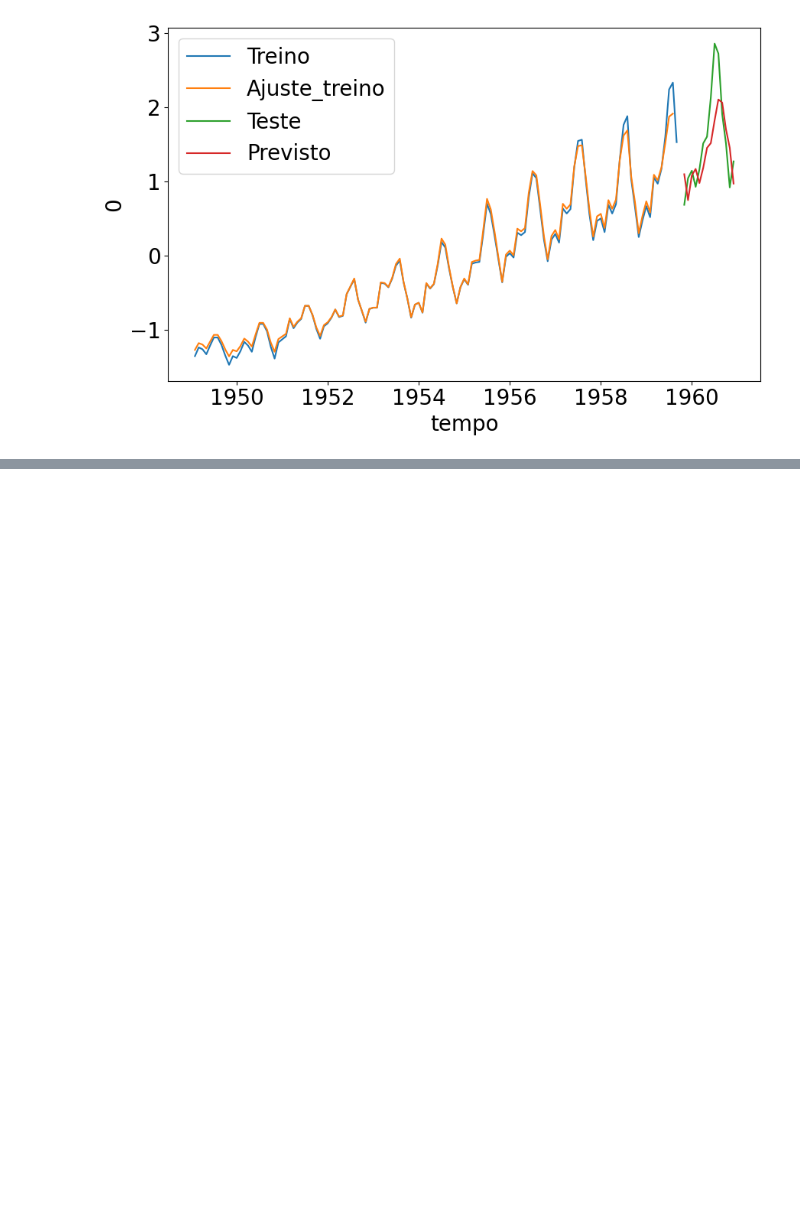
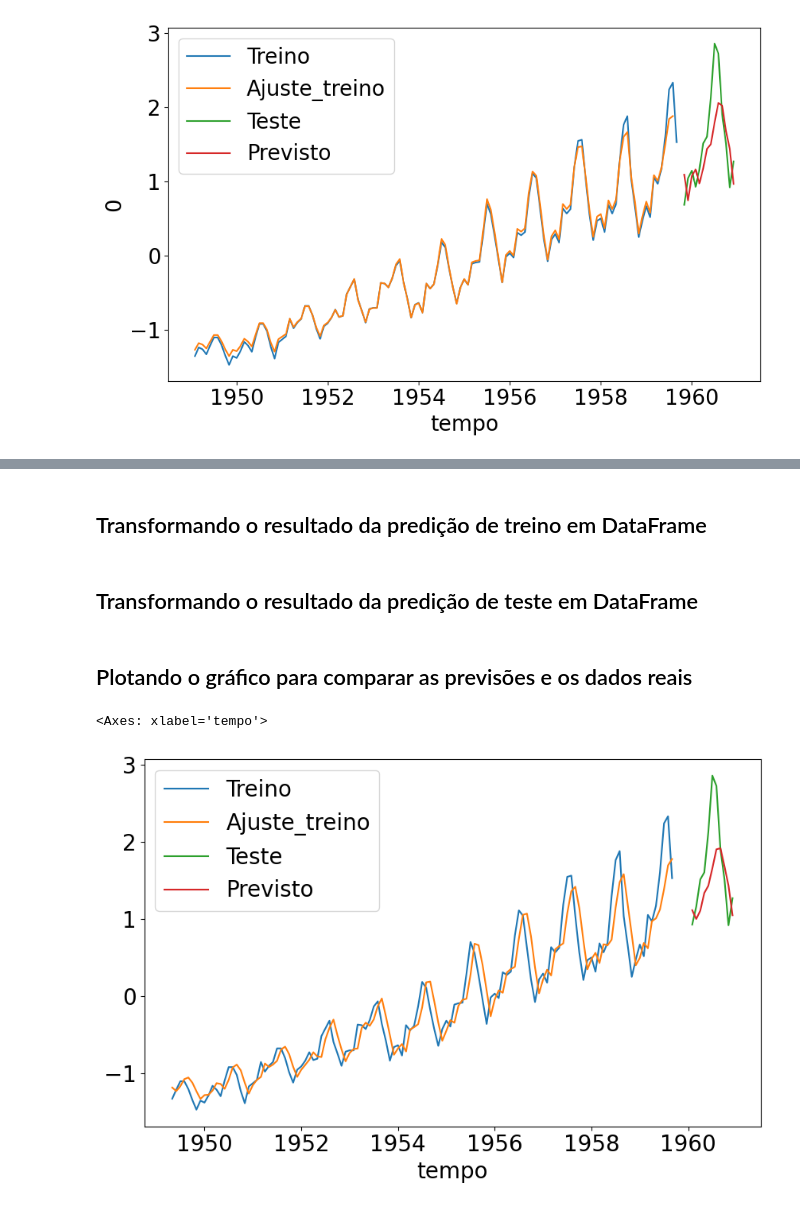
Before and after one commit to Heitorccf/Alura-Forecasting, a Jupyter notebook: exploitation.ipynb, the cells around one changed output, grey strips where cells are left out. Cells and saved outputs as stored; diff of their text form; code cells hidden in the pictures; blank space fills up the shorter version.

Commit message:
Janelas de tempo

```diff
--- a/exploitation.ipynb
+++ b/exploitation.ipynb
@@ -639,0 +716,2 @@ sns.lineplot(x="tempo", y=resultado.values, data=passageiros[130:144], label="Pr
+# %%
+y_pred_novo = regressor4.predict(x_treino_novo)
@@ -639,0 +722,2 @@ sns.lineplot(x="tempo", y=resultado.values, data=passageiros[130:144], label="Pr
+# %%
+y_pred_teste_novo = regressor4.predict(x_teste_novo)
@@ -639,0 +726,18 @@ sns.lineplot(x="tempo", y=resultado.values, data=passageiros[130:144], label="Pr
+# %% [markdown]
+## Transformando o resultado da predição de treino em DataFrame
+# %%
+resultado_treinamento=pd.DataFrame(y_pred_novo)[0]
+# %% [markdown]
+## Transformando o resultado da predição de teste em DataFrame
+# %%
+resultado=pd.DataFrame(y_pred_teste_novo)[0]
+# %% [markdown]
+## Plotando o gráfico para comparar as previsões e os dados reais
+# %%
+sns.lineplot(x="tempo", y=y_treino_novo, data=passageiros[4:129], label="Treino")
+sns.lineplot(x="tempo", y=resultado_treinamento.values, data=passageiros[4:129], label="Ajuste_treino")
+sns.lineplot(x="tempo", y=y_teste_novo, data=passageiros[133:144], label="Teste")
+sns.lineplot(x="tempo", y=resultado.values, data=passageiros[133:144], label="Previsto")
+# %% [output]
+<Axes: xlabel='tempo'>
+[figure, added]
```
Also changed, not shown: parts of 37 cells of this notebook.
